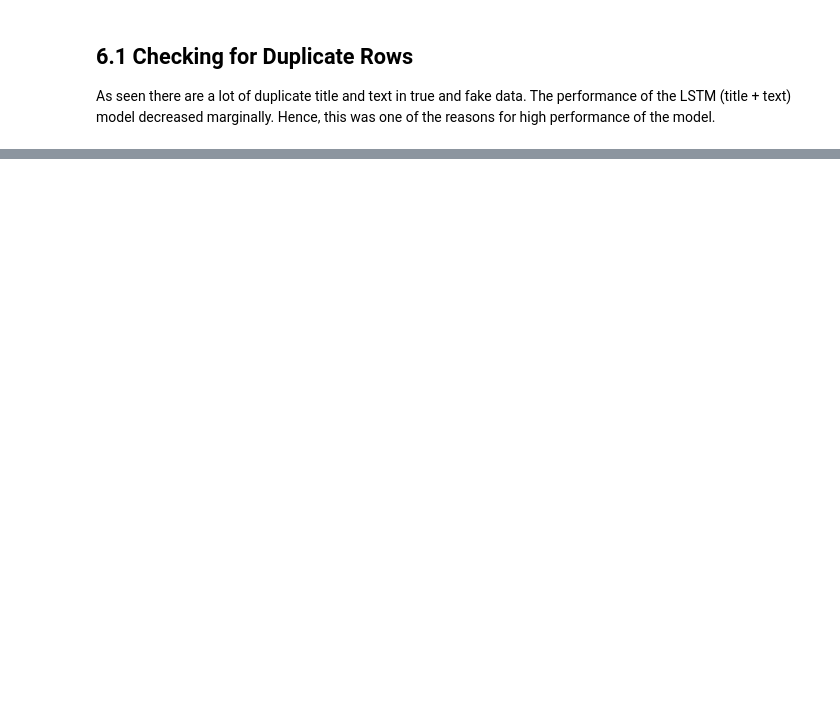
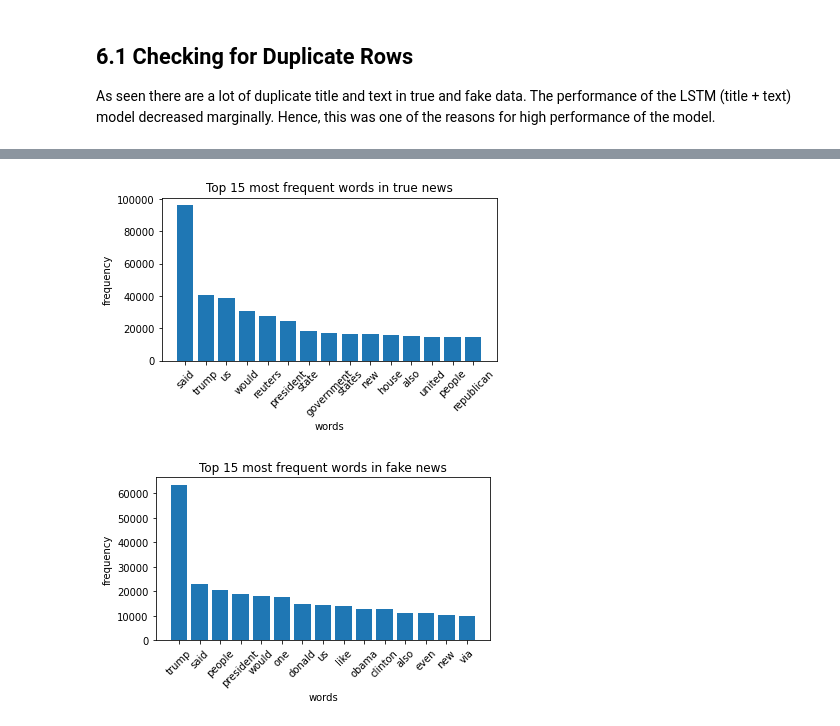
Before and after one commit to abhinavnagpal/Fatima-scholarship-challenge, a Jupyter notebook: Fatima_scholarship_task.ipynb, the cells around one changed output, grey strips where cells are left out. Saved outputs shown, nothing was run; the diff lists cells and outputs as text; code cells hidden in the pictures; blank space fills up the shorter version.

```diff
--- a/Fatima_scholarship_task.ipynb
+++ b/Fatima_scholarship_task.ipynb
@@ -770,0 +809,47 @@ plot_metrics(history)
+# %%
+# Lets what are the most common words in True data
+
+true_data = full_data[full_data['label']==1]['modified_text']
+
+word_dict_true = {}
+for news in true_data:
+  for word in news.split(' '):
+    if word in word_dict_true:
+      word_dict_true[word]+=1
+    else:
+      word_dict_true[word]=1
+
+most_frequent_true = sorted(word_dict_true, key=word_dict_true.get, reverse=True)
+
+# Lets what are the most common words in True data
+
+fake_data = full_data[full_data['label']==0]['modified_text']
+
+word_dict_fake = {}
+for news in fake_data:
+  for word in news.split(' '):
+    if word in word_dict_fake:
+      word_dict_fake[word]+=1
+    else:
+      word_dict_fake[word]=1
+
+most_frequent_fake = sorted(word_dict_fake, key=word_dict_fake.get, reverse=True)
+# %%
+plt.figure(figsize=(6,3))
+plt.bar(x = most_frequent_true[:15], height=[word_dict_true[i] for i in most_frequent_true[:15]])
+plt.xticks(rotation = 45)
+plt.xlabel('words')
+plt.ylabel('frequency')
+plt.title("Top 15 most frequent words in true news")
+plt.show()
+
+plt.figure(figsize=(6,3))
+plt.bar(x = most_frequent_fake[:15], height=[word_dict_fake[i] for i in most_frequent_fake[:15]])
+plt.xticks(rotation = 45)
+plt.xlabel('words')
+plt.ylabel('frequency')
+plt.title("Top 15 most frequent words in fake news")
+plt.show()
+# %% [output]
+[figure, added]
+[figure, added]
```
Also changed, not shown: parts of 31 cells of this notebook.
